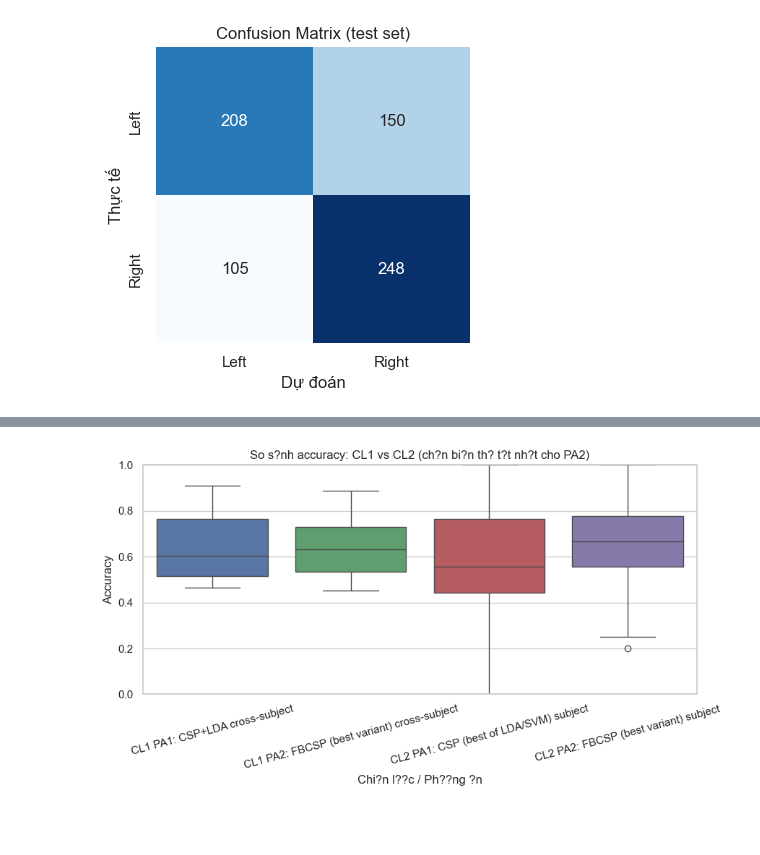
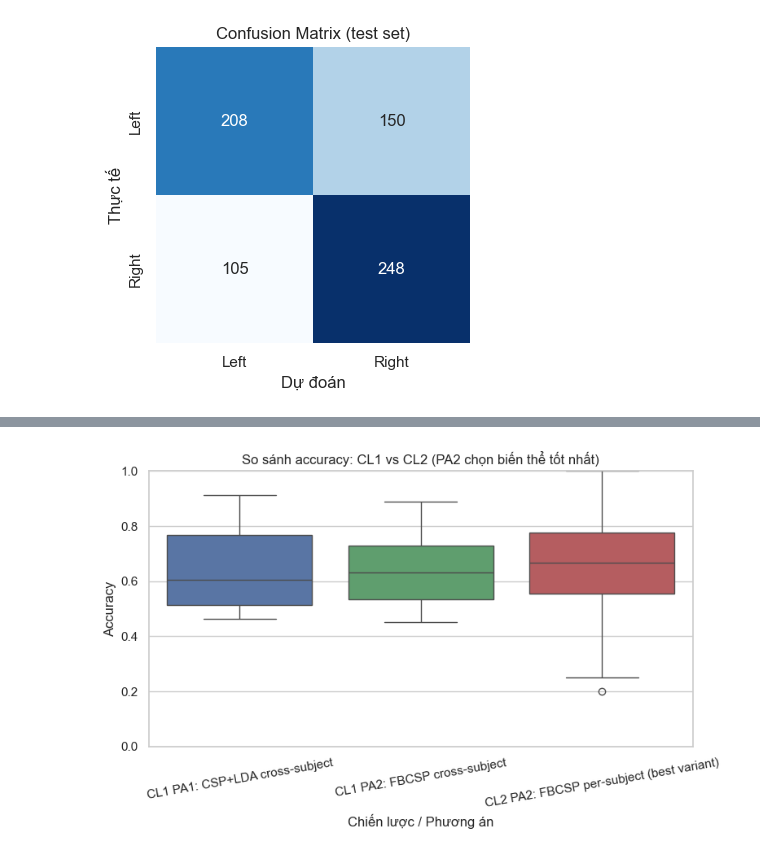
Before and after one commit to Giang130604/Classify-left-right-hand-motor-imagery-from-EEG-data, a Jupyter notebook: motor_imagery_csp.ipynb, the cells around one changed output, grey strips where cells are left out. Saved outputs shown, nothing was run; the diff lists cells and outputs as text; code cells hidden in the pictures; blank space fills up the shorter version.

```diff
--- a/motor_imagery_csp.ipynb
+++ b/motor_imagery_csp.ipynb
@@ -52,6 +52,8 @@ n_subjects = 100
 test_ratio = 0.2
 resample_sfreq = 160.0
 random_state = 42
+
+mne.set_log_level("WARNING")
 # %% [markdown]
 ## Hàm trợ giúp
 
@@ -387,7 +278,7 @@ for band_name, l_freq, h_freq in freq_bands:
         verbose=False,
     )
 
-    csp = CSP(n_components=4, reg="ledoit_wolf", log=True, norm_trace=False)
+    csp = CSP(n_components=6, reg="ledoit_wolf", log=True, norm_trace=False)
     csp.fit(X_train_band, y_train)
     X_train_feat = csp.transform(X_train_band)
     X_test_feat = csp.transform(X_test_band)
@@ -850,11 +526,14 @@ freq_bands = [
     ("Beta_low", 12.0, 16.0),
     ("Beta_high", 16.0, 30.0),
 ]
+resample_subdep = resample_sfreq
+tmin_subdep = tmin
+tmax_subdep = tmax
 rows = []
 skipped_subjects = []
 out_path = Path("outputs_eegmmidb_lr") / "baseline1_csp_lda" / "results_fbcsp_subject_dependent.csv"
 out_path.parent.mkdir(parents=True, exist_ok=True)
-for subject in tqdm(range(1, n_subjects + 1), desc="Subject-dependent FBCSP"):
+for subject in tqdm(range(1, n_subjects + 1), desc="Subject-dependent FBCSP", disable=True):
     try:
         raw = load_and_preprocess_raw(subject=subject, runs=runs, resample_sfreq=resample_subdep)
         epochs, event_id = make_epochs(raw, tmin=tmin_subdep, tmax=tmax_subdep)
@@ -904,11 +583,15 @@ for subject in tqdm(range(1, n_subjects + 1), desc="Subject-dependent FBCSP"):
             "accuracy_svm": float(acc_svm),
             "accuracy_lda_svm": float(acc_lda_svm),
         })
-    except Exception:
+    except Exception as exc:
         skipped_subjects.append(subject)
-fbcsp_df = pd.DataFrame(rows)
+        print(f"Bo qua subject {subject}: {exc}")
+cols = ["subject_id", "n_trials", "accuracy_lda", "accuracy_svm", "accuracy_lda_svm"]
+fbcsp_df = pd.DataFrame(rows, columns=cols)
 fbcsp_df.to_csv(out_path, index=False)
 print(f"Luu {len(fbcsp_df)} subject tai {out_path}")
 if skipped_subjects:
     print(f"Subject bi bo qua: {sorted(set(skipped_subjects))}")
+if fbcsp_df.empty:
+    print("Khong co ket qua subject-dependent nao duoc luu; kiem tra log bo qua o tren.")
 # %% [output]
@@ -1028,51 +611,74 @@ Subject bi bo qua: [9, 13, 17, 24, 32, 44, 48, 49, 56, 75, 79, 95, 99]
 - Với PA2, chọn biến thể phân loại có accuracy trung bình cao nhất (ví dụ FBCSP+SVM nếu cao nhất).
 # %%
+import json
 import pandas as pd
 import seaborn as sns
 import matplotlib.pyplot as plt
 from pathlib import Path
-csp_cs_path = Path("outputs_eegmmidb_lr") / "baseline1_csp_lda" / "results_csp_lda_baseline.csv"
-fbcsp_cs_path = Path("outputs_eegmmidb_lr") / "baseline1_csp_lda" / "results_per_subject.csv"
-csp_sd_path = Path("outputs_eegmmidb_lr") / "baseline1_csp_lda" / "results_csp_subject_dependent.csv"
-fbcsp_sd_path = Path("outputs_eegmmidb_lr") / "baseline1_csp_lda" / "results_fbcsp_subject_dependent.csv"
+
+OUTPUT_DIR = Path("outputs_eegmmidb_lr") / "baseline1_csp_lda"
+csp_cs_path = OUTPUT_DIR / "results_csp_lda_baseline.csv"
+fbcsp_cs_path = OUTPUT_DIR / "results_per_subject.csv"
+fbcsp_sd_path = OUTPUT_DIR / "results_fbcsp_subject_dependent.csv"
+
+if not fbcsp_sd_path.exists() or fbcsp_sd_path.stat().st_size == 0:
+    raise FileNotFoundError("results_fbcsp_subject_dependent.csv is empty. Run the subject-dependent FBCSP cell first.")
 
 csp_cs_df = pd.read_csv(csp_cs_path)
 fbcsp_cs_df = pd.read_csv(fbcsp_cs_path)
-csp_sd_df = pd.read_csv(csp_sd_path)
-fbcsp_sd_df = pd.read_csv(fbcsp_sd_path)
+try:
+    fbcsp_sd_df = pd.read_csv(fbcsp_sd_path)
+except pd.errors.EmptyDataError as exc:
+    raise ValueError("results_fbcsp_subject_dependent.csv has no columns or rows. Run the subject-dependent FBCSP cell first.") from exc
+if fbcsp_sd_df.empty:
+    raise ValueError("results_fbcsp_subject_dependent.csv has no rows. Run the subject-dependent FBCSP cell first.")
 
-# Chi?n l??c 1
 mean_csp_cs = csp_cs_df["accuracy"].mean()
 mean_fbcsp_cs = fbcsp_cs_df["accuracy"].mean()
+fbcsp_sd_best = fbcsp_sd_df[["accuracy_lda", "accuracy_svm", "accuracy_lda_svm"]].max(axis=1)
+mean_fbcsp_sd_best = fbcsp_sd_best.mean()
+mean_fbcsp_sd = {
+    "lda": fbcsp_sd_df["accuracy_lda"].mean(),
+    "svm": fbcsp_sd_df["accuracy_svm"].mean(),
+    "lda_svm": fbcsp_sd_df["accuracy_lda_svm"].mean(),
+}
+best_variant_sd = max(mean_fbcsp_sd, key=mean_fbcsp_sd.get)
 
-# Chi?n l??c 2: ch?n bi?n th? t?t nh?t cho t?ng subject v? t?nh mean
-csp_sd_best = csp_sd_df[["accuracy_lda", "accuracy_svm"]].max(axis=1)
-fbcsp_sd_best = fbcsp_sd_df[["accuracy_lda", "accuracy_svm", "accuracy_lda_svm"]].max(axis=1)
-mean_csp_sd_best = csp_sd_best.mean()
-mean_fbcsp_sd_best = fbcsp_sd_best.mean()
-
-print(f"Mean accuracy - CL1 PA1 (CSP+LDA cross-subject): {mean_csp_cs:.3f}")
-print(f"Mean accuracy - CL1 PA2 (FBCSP cross-subject, best available): {mean_fbcsp_cs:.3f}")
-print(f"Mean accuracy - CL2 PA1 (CSP per-subject, best of LDA/SVM): {mean_csp_sd_best:.3f}")
-print(f"Mean accuracy - CL2 PA2 (FBCSP per-subject, best of LDA/SVM/LDA+SVM): {mean_fbcsp_sd_best:.3f}")
+print(f"Độ chính xác trung bình - CL1 PA1 (CSP+LDA cross-subject): {mean_csp_cs:.3f}")
+print(f"Độ chính xác trung bình - CL1 PA2 (FBCSP cross-subject): {mean_fbcsp_cs:.3f}")
+print(f"Độ chính xác trung bình - CL2 PA2 (FBCSP per-subject, biến thể tốt nhất mỗi subject): {mean_fbcsp_sd_best:.3f}")
+print(f"Biến thể tốt nhất PA2 (subject-dependent) theo mean: {best_variant_sd} -> {mean_fbcsp_sd[best_variant_sd]:.3f}")
 
 plot_df = pd.concat(
     [
         csp_cs_df[["accuracy"]].assign(method="CL1 PA1: CSP+LDA cross-subject"),
-        fbcsp_cs_df[["accuracy"]].assign(method="CL1 PA2: FBCSP (best variant) cross-subject"),
-        csp_sd_best.to_frame(name="accuracy").assign(method="CL2 PA1: CSP (best of LDA/SVM) subject"),
-        fbcsp_sd_best.to_frame(name="accuracy").assign(method="CL2 PA2: FBCSP (best variant) subject"),
+        fbcsp_cs_df[["accuracy"]].assign(method="CL1 PA2: FBCSP cross-subject"),
+        fbcsp_sd_best.to_frame(name="accuracy").assign(method="CL2 PA2: FBCSP per-subject (best variant)"),
     ],
     ignore_index=True,
 )
 
-plt.figure(figsize=(9, 5))
-sns.boxplot(data=plot_df, x="method", y="accuracy", palette=["#4C72B0", "#55A868", "#C44E52", "#8172B2"] )
-plt.title("So s?nh accuracy: CL1 vs CL2 (ch?n bi?n th? t?t nh?t cho PA2)")
-plt.xlabel("Chi?n l??c / Ph??ng ?n")
+plt.figure(figsize=(8, 5))
+sns.boxplot(data=plot_df, x="method", y="accuracy", palette=["#4C72B0", "#55A868", "#C44E52"])
+plt.title("So sánh accuracy: CL1 vs CL2 (PA2 chọn biến thể tốt nhất)")
+plt.xlabel("Chiến lược / Phương án")
 plt.ylabel("Accuracy")
 plt.ylim(0, 1)
-plt.xticks(rotation=15)
+plt.xticks(rotation=10)
 plt.tight_layout()
 plt.show()
+
+summary = {
+    "CL1_PA1_CSP_LDA_cross_subject": {"mean_accuracy": float(mean_csp_cs)},
+    "CL1_PA2_FBCSP_LDA_cross_subject": {"mean_accuracy": float(mean_fbcsp_cs)},
+    "CL2_PA2_FBCSP_subject": {
+        "mean_accuracy_best_per_subject": float(mean_fbcsp_sd_best),
+        "mean_accuracy_lda": float(mean_fbcsp_sd["lda"]),
+        "mean_accuracy_svm": float(mean_fbcsp_sd["svm"]),
+        "mean_accuracy_lda_svm": float(mean_fbcsp_sd["lda_svm"]),
+        "best_variant_by_mean": best_variant_sd,
+    },
+}
+with open(OUTPUT_DIR / "results_accuracy_summary.json", "w", encoding="utf-8") as f:
+    json.dump(summary, f, ensure_ascii=False, indent=2)
 # %% [output]
@@ -1086 +692 @@ Passing `palette` without assigning `hue` is deprecated and will be removed in v
-[figure, old version]
+[figure, new version]
```
Also changed, not shown: parts of 14 cells of this notebook, 4 other files.
